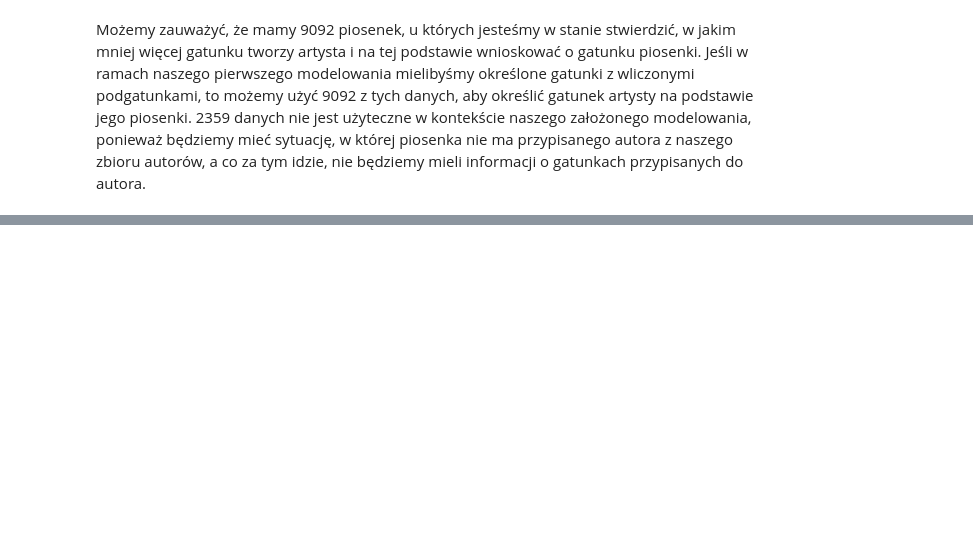
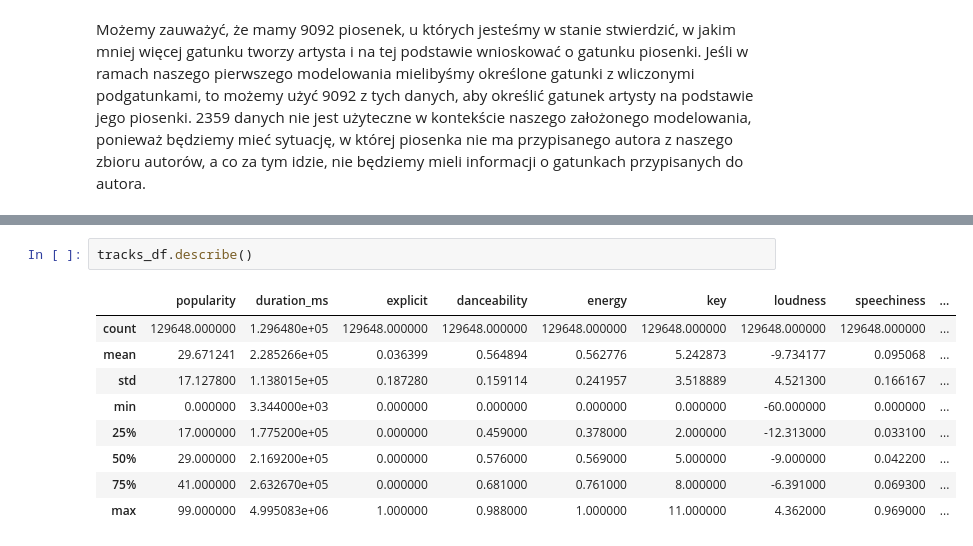
Before and after one commit to zxcvwrs/spotify-songs-ML, a Jupyter notebook: analiza_danych.ipynb, the cells around one changed output, grey strips where cells are left out. Cells and saved outputs as stored; diff of their text form; blank space fills up the shorter version.

```diff
--- a/analiza_danych.ipynb
+++ b/analiza_danych.ipynb
@@ -719,0 +945,12 @@ Możemy zauważyć, że mamy 9092 piosenek, u których jesteśmy w stanie stwier
+# %%
+tracks_df.describe()
+# %% [output]
+|  | popularity | duration_ms | explicit | danceability | energy | key | loudness | speechiness | ... |
+| count | 129648.000000 | 1.296480e+05 | 129648.000000 | 129648.000000 | 129648.000000 | 129648.000000 | 129648.000000 | 129648.000000 | ... |
+| mean | 29.671241 | 2.285266e+05 | 0.036399 | 0.564894 | 0.562776 | 5.242873 | -9.734177 | 0.095068 | ... |
+| std | 17.127800 | 1.138015e+05 | 0.187280 | 0.159114 | 0.241957 | 3.518889 | 4.521300 | 0.166167 | ... |
+| min | 0.000000 | 3.344000e+03 | 0.000000 | 0.000000 | 0.000000 | 0.000000 | -60.000000 | 0.000000 | ... |
+| 25% | 17.000000 | 1.775200e+05 | 0.000000 | 0.459000 | 0.378000 | 2.000000 | -12.313000 | 0.033100 | ... |
+| 50% | 29.000000 | 2.169200e+05 | 0.000000 | 0.576000 | 0.569000 | 5.000000 | -9.000000 | 0.042200 | ... |
+| 75% | 41.000000 | 2.632670e+05 | 0.000000 | 0.681000 | 0.761000 | 8.000000 | -6.391000 | 0.069300 | ... |
+| max | 99.000000 | 4.995083e+06 | 1.000000 | 0.988000 | 1.000000 | 11.000000 | 4.362000 | 0.969000 | ... |
```
Also changed, not shown: parts of 44 cells of this notebook, 15 other files.
